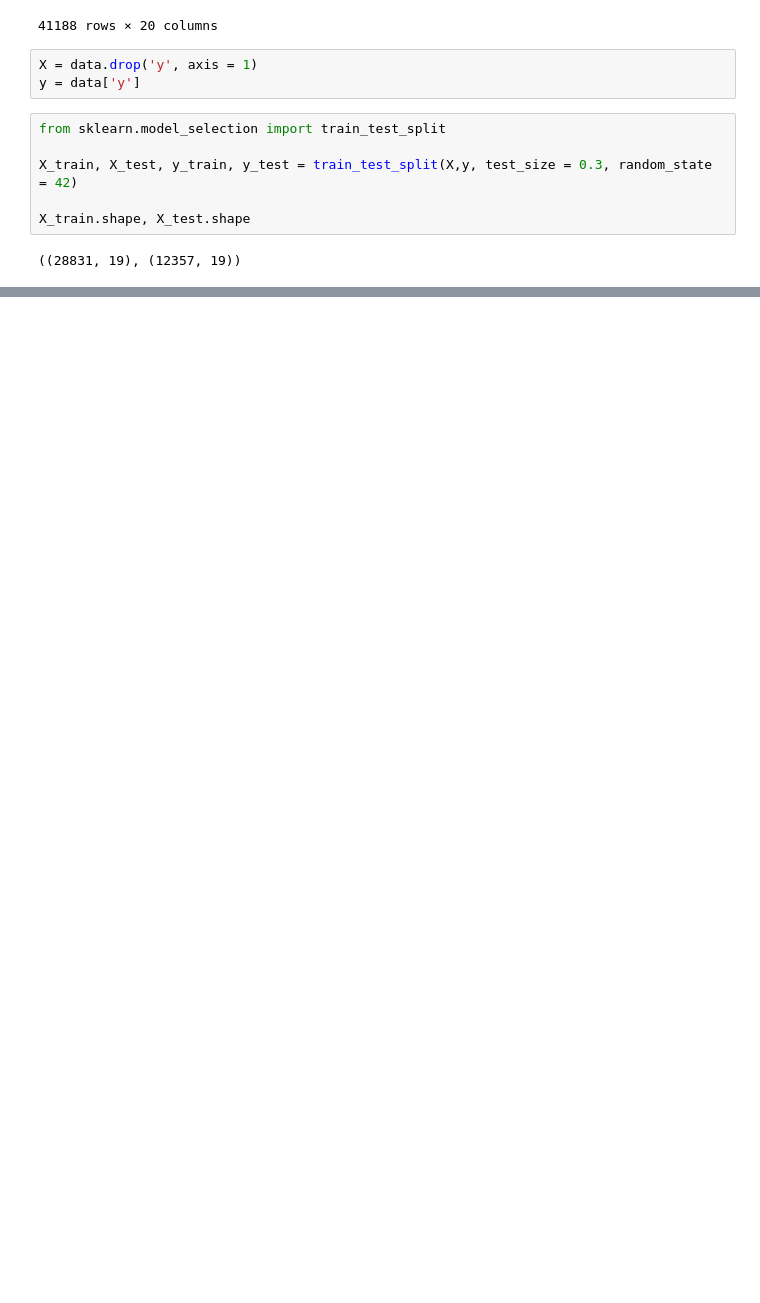
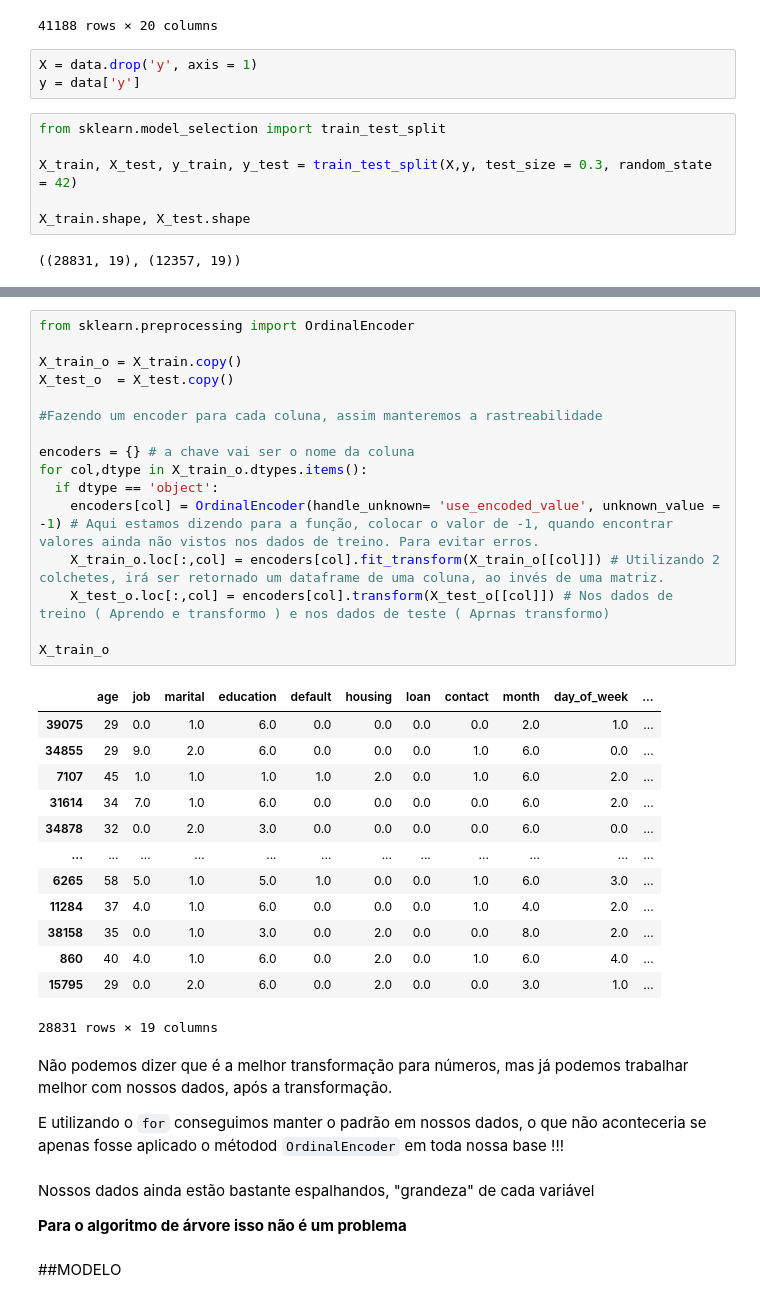
Before and after one commit to Henriquerezer/FLAI-Curso_python_para_data_science, a Jupyter notebook: Rafinha_dos_dados_cursos/Classificação/Randon_forest_classifier.ipynb, the cells around one changed output, grey strips where cells are left out. Drawn from its saved outputs; the diff is of its cells as text; blank space fills up the shorter version.

````diff
--- a/Rafinha_dos_dados_cursos/Classificação/Randon_forest_classifier.ipynb
+++ b/Rafinha_dos_dados_cursos/Classificação/Randon_forest_classifier.ipynb
@@ -66,0 +83,40 @@ encoders = {}
+# %%
+from sklearn.preprocessing import OrdinalEncoder
+
+X_train_o = X_train.copy()
+X_test_o  = X_test.copy()
+
+#Fazendo um encoder para cada coluna, assim manteremos a rastreabilidade
+
+encoders = {} # a chave vai ser o nome da coluna
+for col,dtype in X_train_o.dtypes.items():
+  if dtype == 'object':
+    encoders[col] = OrdinalEncoder(handle_unknown= 'use_encoded_value', unknown_value = -1) # Aqui estamos dizendo para a função, colocar o valor de -1, quando encontrar valores ainda não vistos nos dados de treino. Para evitar erros.
+    X_train_o.loc[:,col] = encoders[col].fit_transform(X_train_o[[col]]) # Utilizando 2 colchetes, irá ser retornado um dataframe de uma coluna, ao invés de uma matriz.
+    X_test_o.loc[:,col] = encoders[col].transform(X_test_o[[col]]) # Nos dados de treino ( Aprendo e transformo ) e nos dados de teste ( Aprnas transformo)
+
+X_train_o
+# %% [output]
+|  | age | job | marital | education | default | housing | loan | contact | month | day_of_week | ... |
+| 39075 | 29 | 0.0 | 1.0 | 6.0 | 0.0 | 0.0 | 0.0 | 0.0 | 2.0 | 1.0 | ... |
+| 34855 | 29 | 9.0 | 2.0 | 6.0 | 0.0 | 0.0 | 0.0 | 1.0 | 6.0 | 0.0 | ... |
+| 7107 | 45 | 1.0 | 1.0 | 1.0 | 1.0 | 2.0 | 0.0 | 1.0 | 6.0 | 2.0 | ... |
+| 31614 | 34 | 7.0 | 1.0 | 6.0 | 0.0 | 0.0 | 0.0 | 0.0 | 6.0 | 2.0 | ... |
+| 34878 | 32 | 0.0 | 2.0 | 3.0 | 0.0 | 0.0 | 0.0 | 0.0 | 6.0 | 0.0 | ... |
+| ... | ... | ... | ... | ... | ... | ... | ... | ... | ... | ... | ... |
+| 6265 | 58 | 5.0 | 1.0 | 5.0 | 1.0 | 0.0 | 0.0 | 1.0 | 6.0 | 3.0 | ... |
+| 11284 | 37 | 4.0 | 1.0 | 6.0 | 0.0 | 0.0 | 0.0 | 1.0 | 4.0 | 2.0 | ... |
+| 38158 | 35 | 0.0 | 1.0 | 3.0 | 0.0 | 2.0 | 0.0 | 0.0 | 8.0 | 2.0 | ... |
+| 860 | 40 | 4.0 | 1.0 | 6.0 | 0.0 | 2.0 | 0.0 | 1.0 | 6.0 | 4.0 | ... |
+| 15795 | 29 | 0.0 | 2.0 | 6.0 | 0.0 | 2.0 | 0.0 | 0.0 | 3.0 | 1.0 | ... |
+28831 rows × 19 columns
+# %% [markdown]
+Não podemos dizer que é a melhor transformação para números, mas já podemos trabalhar melhor com nossos dados, após a transformação.
+
+E utilizando o ``` for ```  conseguimos manter o padrão em nossos dados, o que não aconteceria se apenas fosse aplicado o métodod ``` OrdinalEncoder ``` em toda nossa base !!!
+# %% [markdown]
+Nossos dados ainda estão bastante espalhandos, "grandeza" de cada variável
+
+**Para o algoritmo de árvore isso não é um problema**
+# %% [markdown]
+##MODELO
````
Also changed, not shown: parts of 8 cells of this notebook.
